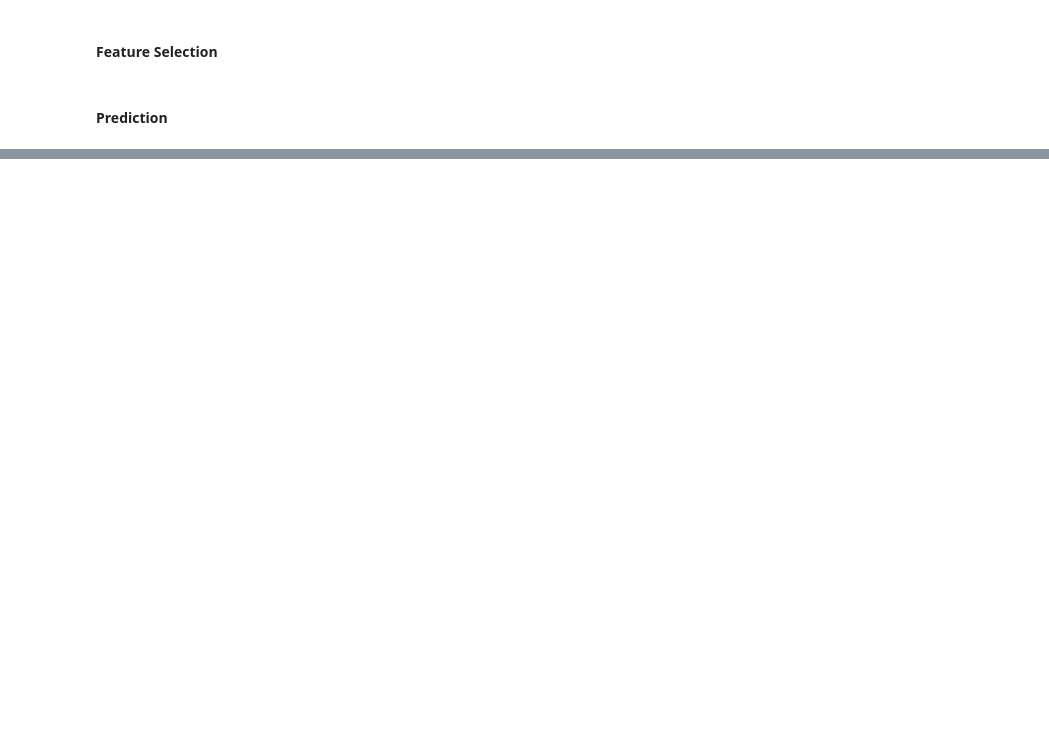
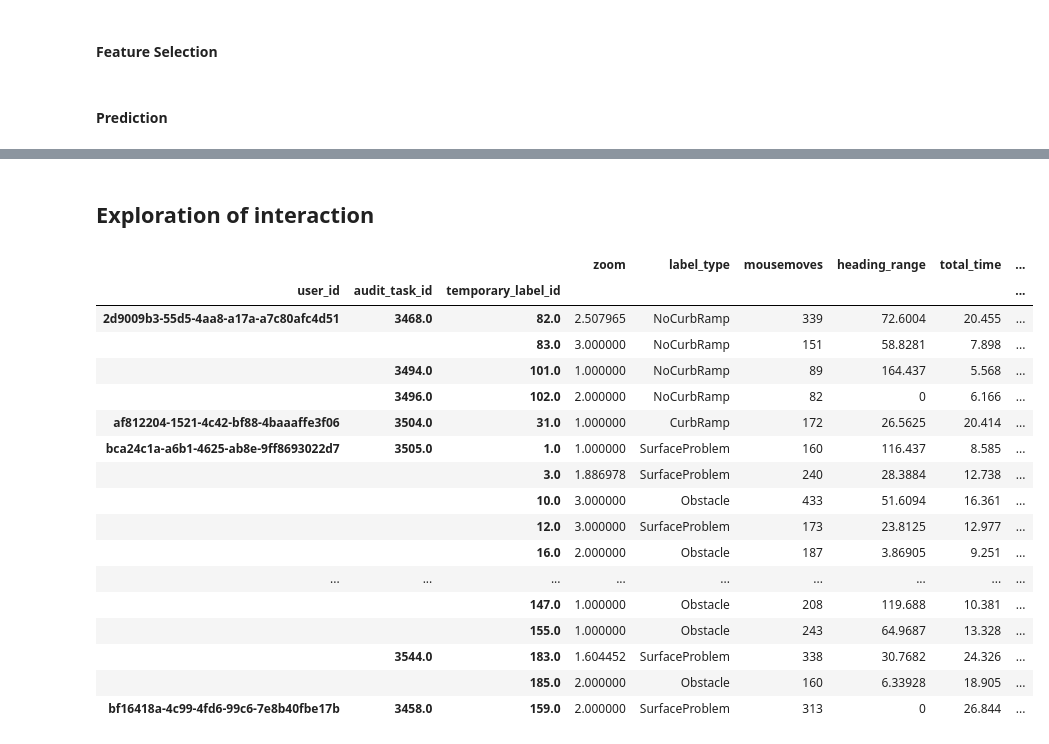
Before and after one commit to ProjectSidewalk/sidewalk-quality-analysis, a Jupyter notebook: label-quality-neil.ipynb, the cells around one changed output, grey strips where cells are left out. Drawn from its saved outputs; the diff is of its cells as text; code cells hidden in the pictures; blank space fills up the shorter version.

```diff
--- a/label-quality-neil.ipynb
+++ b/label-quality-neil.ipynb
@@ -346,2 +346,25 @@ accuracy: 57.56
 # %%
 # Random forest reaches a maximum of 66% accuracy.
+# %% [markdown]
+## Exploration of interaction
+# %%
+validated_label_features[validated_label_features['correct'] == True]
+# %% [output]
+|  |  |  | zoom | label_type | mousemoves | heading_range | total_time | ... |
+| user_id | audit_task_id | temporary_label_id |  |  |  |  |  | ... |
+| 2d9009b3-55d5-4aa8-a17a-a7c80afc4d51 | 3468.0 | 82.0 | 2.507965 | NoCurbRamp | 339 | 72.6004 | 20.455 | ... |
+|  |  | 83.0 | 3.000000 | NoCurbRamp | 151 | 58.8281 | 7.898 | ... |
+|  | 3494.0 | 101.0 | 1.000000 | NoCurbRamp | 89 | 164.437 | 5.568 | ... |
+|  | 3496.0 | 102.0 | 2.000000 | NoCurbRamp | 82 | 0 | 6.166 | ... |
+| af812204-1521-4c42-bf88-4baaaffe3f06 | 3504.0 | 31.0 | 1.000000 | CurbRamp | 172 | 26.5625 | 20.414 | ... |
+| bca24c1a-a6b1-4625-ab8e-9ff8693022d7 | 3505.0 | 1.0 | 1.000000 | SurfaceProblem | 160 | 116.437 | 8.585 | ... |
+|  |  | 3.0 | 1.886978 | SurfaceProblem | 240 | 28.3884 | 12.738 | ... |
+|  |  | 10.0 | 3.000000 | Obstacle | 433 | 51.6094 | 16.361 | ... |
+|  |  | 12.0 | 3.000000 | SurfaceProblem | 173 | 23.8125 | 12.977 | ... |
+|  |  | 16.0 | 2.000000 | Obstacle | 187 | 3.86905 | 9.251 | ... |
+| ... | ... | ... | ... | ... | ... | ... | ... | ... |
+|  |  | 147.0 | 1.000000 | Obstacle | 208 | 119.688 | 10.381 | ... |
+|  |  | 155.0 | 1.000000 | Obstacle | 243 | 64.9687 | 13.328 | ... |
+|  | 3544.0 | 183.0 | 1.604452 | SurfaceProblem | 338 | 30.7682 | 24.326 | ... |
+|  |  | 185.0 | 2.000000 | Obstacle | 160 | 6.33928 | 18.905 | ... |
+| bf16418a-4c99-4fd6-99c6-7e8b40fbe17b | 3458.0 | 159.0 | 2.000000 | SurfaceProblem | 313 | 0 | 26.844 | ... |
```
Also changed, not shown: parts of 23 cells of this notebook.
